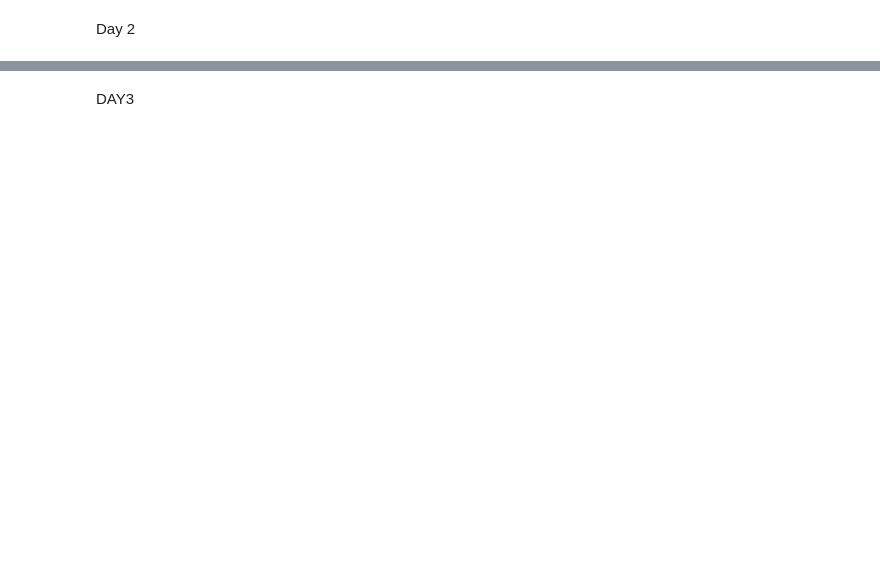
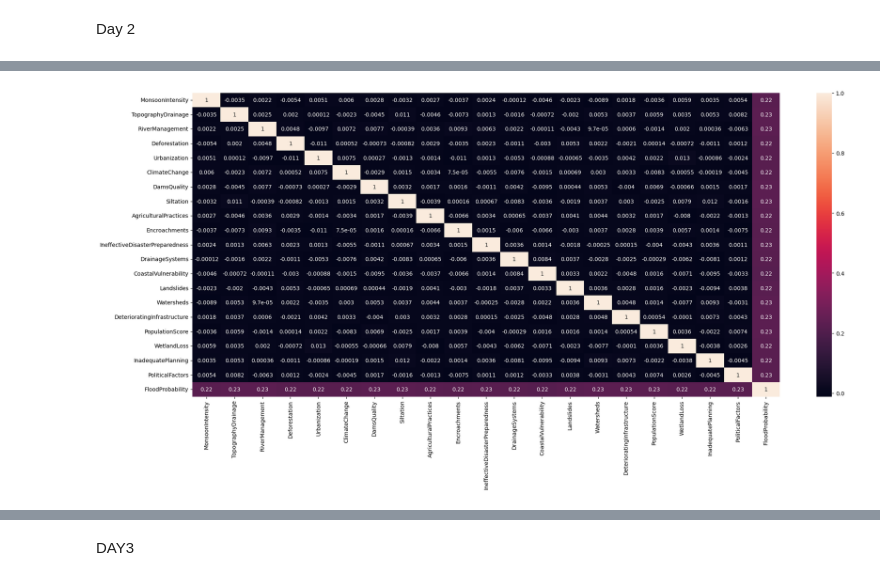
Before and after one commit to kumarakshu/AI-Disaster-Prediction-System, a Jupyter notebook: notebook/eda.ipynb, the cells around one changed output, grey strips where cells are left out. Drawn from its saved outputs; the diff is of its cells as text; code cells hidden in the pictures; blank space fills up the shorter version.

```diff
--- a/notebook/eda.ipynb
+++ b/notebook/eda.ipynb
@@ -36,5 +102,7 @@ flood_data.describe()
 # %%
-plt.figure(figsize=(10,8))
+plt.figure(figsize=(24,10))
 sns.heatmap(flood_data.corr(), annot=True)
 plt.show()
+# %% [output]
+[figure, added]
 # %%
```
Also changed, not shown: parts of 14 cells of this notebook, 3 other files.
